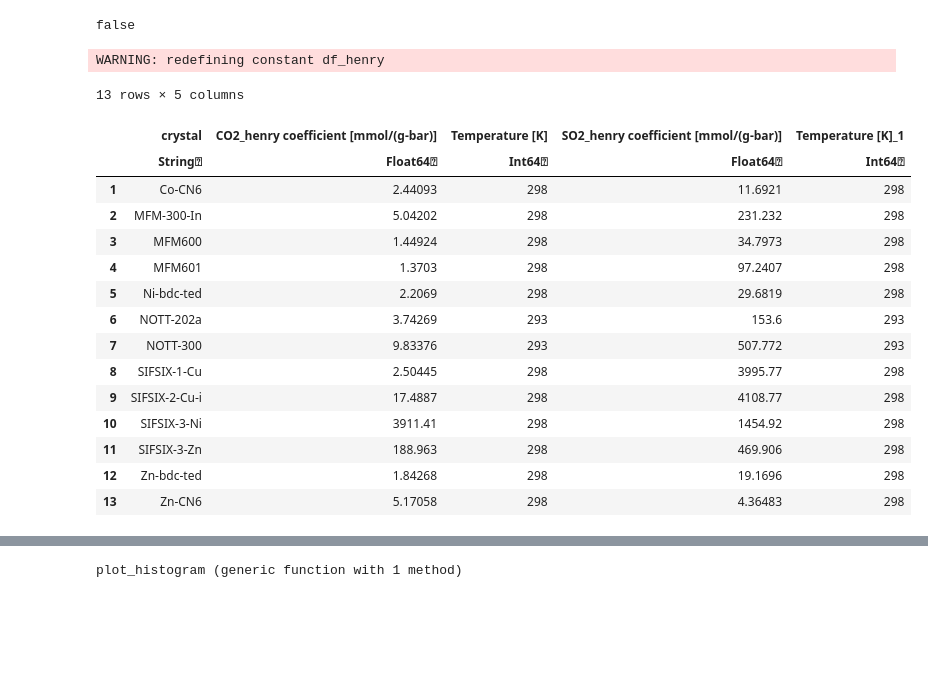
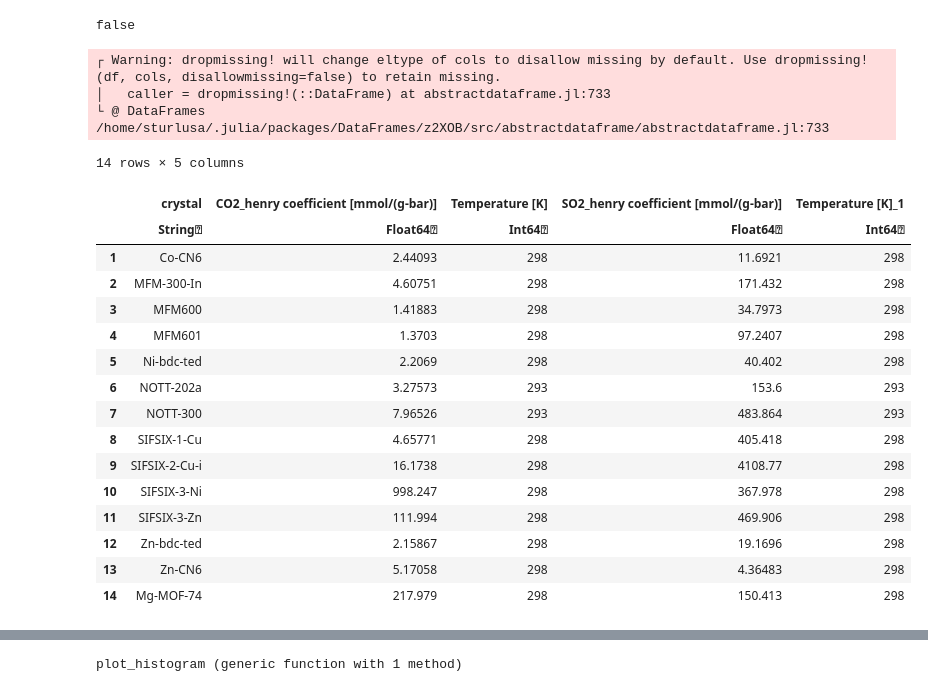
Before and after one commit to SimonEnsemble/sensor_arrays, a Jupyter notebook: src/Sensor_notebook.ipynb, the cells around one changed output, grey strips where cells are left out. Saved outputs shown, nothing was run; the diff lists cells and outputs as text; code cells hidden in the pictures; blank space fills up the shorter version.

```diff
--- a/src/Sensor_notebook.ipynb
+++ b/src/Sensor_notebook.ipynb
@@ -15,31 +15,34 @@ false
 # %%
 #Read in MOFs
 
-_df_henry = CSV.read("../data/Expt_Henry_Coeffs_v2.csv")
+_df_henry = CSV.read("../data/Expt_Henry_Coeffs_v3.csv")
 for (i, xtal) in enumerate(_df_henry[:crystal])
     # Check replace() out for string replacement
     _df_henry[i, :crystal] = split(split(_df_henry[i, :crystal], ".cif")[1], "_")[1]
 end
 dropmissing!(_df_henry)
 global const df_henry = deepcopy(_df_henry)
 # %% [output]
-WARNING: redefining constant df_henry
+┌ Warning: dropmissing! will change eltype of cols to disallow missing by default. Use dropmissing!(df, cols, disallowmissing=false) to retain missing.
+│   caller = dropmissing!(::DataFrame) at abstractdataframe.jl:733
+└ @ DataFrames /home/sturlusa/.julia/packages/DataFrames/z2XOB/src/abstractdataframe/abstractdataframe.jl:733
-13 rows × 5 columns
+14 rows × 5 columns
 |  | crystal | CO2_henry coefficient [mmol/(g-bar)] | Temperature [K] | SO2_henry coefficient [mmol/(g-bar)] | Temperature [K]_1 |
 |  | String⍰ | Float64⍰ | Int64⍰ | Float64⍰ | Int64⍰ |
 | 1 | Co-CN6 | 2.44093 | 298 | 11.6921 | 298 |
-| 2 | MFM-300-In | 5.04202 | 298 | 231.232 | 298 |
-| 3 | MFM600 | 1.44924 | 298 | 34.7973 | 298 |
+| 2 | MFM-300-In | 4.60751 | 298 | 171.432 | 298 |
+| 3 | MFM600 | 1.41883 | 298 | 34.7973 | 298 |
 | 4 | MFM601 | 1.3703 | 298 | 97.2407 | 298 |
-| 5 | Ni-bdc-ted | 2.2069 | 298 | 29.6819 | 298 |
-| 6 | NOTT-202a | 3.74269 | 293 | 153.6 | 293 |
-| 7 | NOTT-300 | 9.83376 | 293 | 507.772 | 293 |
-| 8 | SIFSIX-1-Cu | 2.50445 | 298 | 3995.77 | 298 |
-| 9 | SIFSIX-2-Cu-i | 17.4887 | 298 | 4108.77 | 298 |
-| 10 | SIFSIX-3-Ni | 3911.41 | 298 | 1454.92 | 298 |
-| 11 | SIFSIX-3-Zn | 188.963 | 298 | 469.906 | 298 |
-| 12 | Zn-bdc-ted | 1.84268 | 298 | 19.1696 | 298 |
+| 5 | Ni-bdc-ted | 2.2069 | 298 | 40.402 | 298 |
+| 6 | NOTT-202a | 3.27573 | 293 | 153.6 | 293 |
+| 7 | NOTT-300 | 7.96526 | 293 | 483.864 | 293 |
+| 8 | SIFSIX-1-Cu | 4.65771 | 298 | 405.418 | 298 |
+| 9 | SIFSIX-2-Cu-i | 16.1738 | 298 | 4108.77 | 298 |
+| 10 | SIFSIX-3-Ni | 998.247 | 298 | 367.978 | 298 |
+| 11 | SIFSIX-3-Zn | 111.994 | 298 | 469.906 | 298 |
+| 12 | Zn-bdc-ted | 2.15867 | 298 | 19.1696 | 298 |
 | 13 | Zn-CN6 | 5.17058 | 298 | 4.36483 | 298 |
+| 14 | Mg-MOF-74 | 217.979 | 298 | 150.413 | 298 |
 # %%
 data = df_henry[Symbol("CO2_henry coefficient [mmol/(g-bar)]")]
 plt[:hist](data)
```
Also changed, not shown: parts of 13 cells of this notebook, 1 other file.
